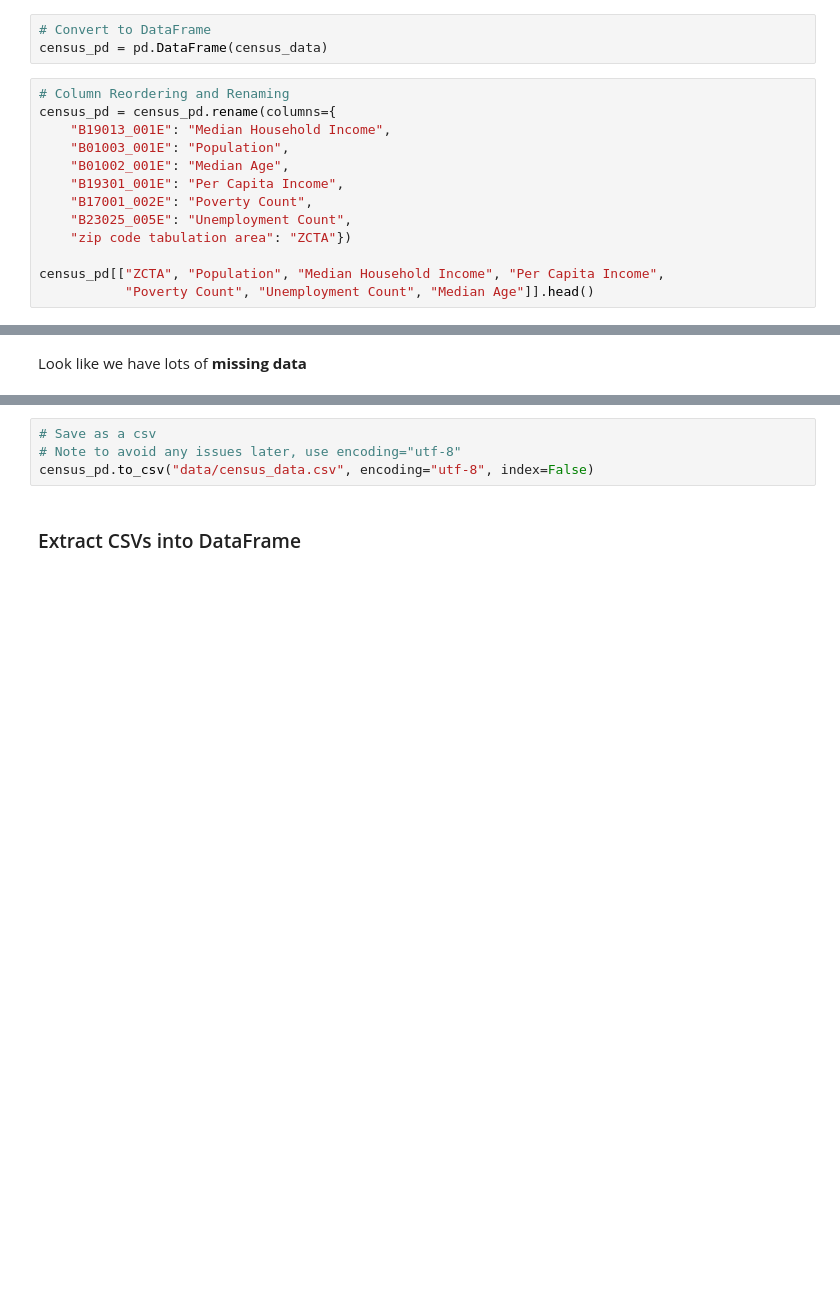
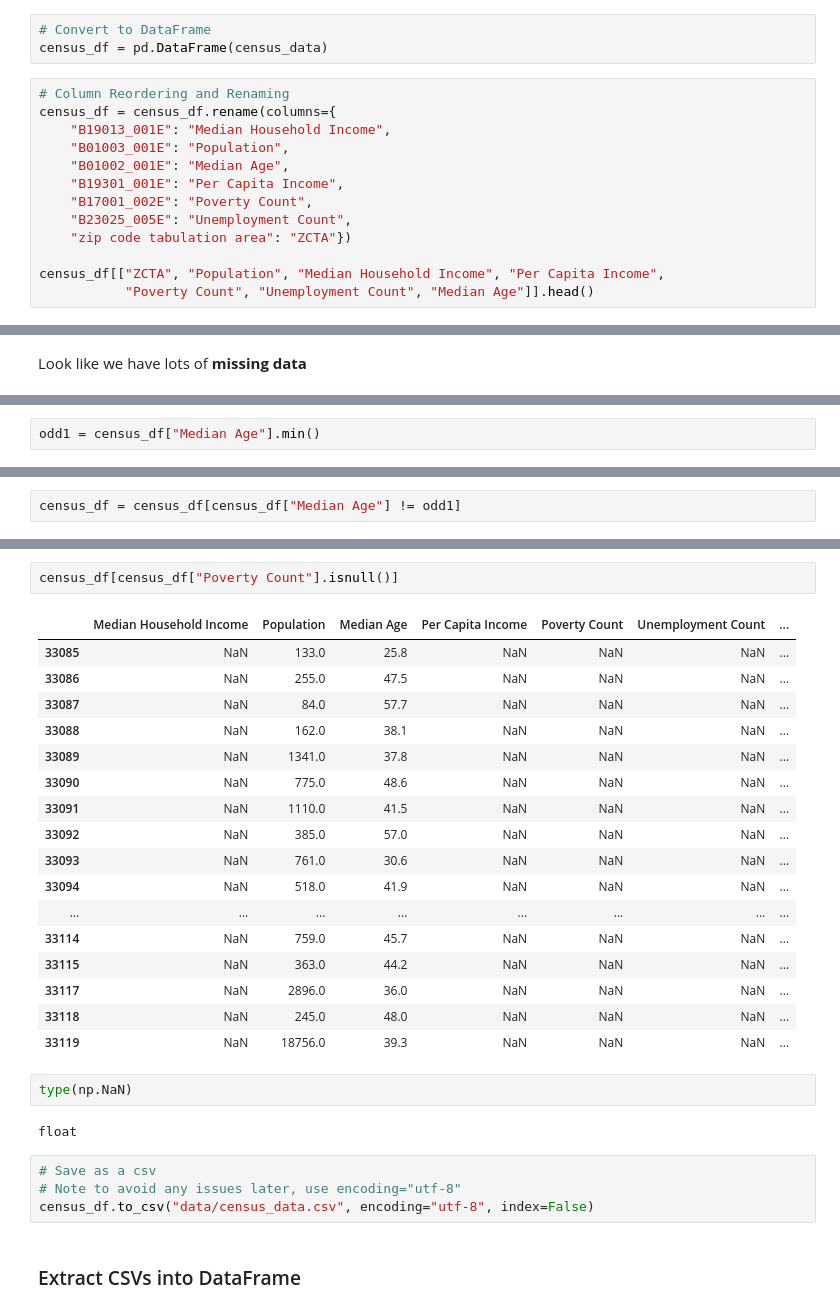
Before and after one commit to poojaisabelle/ETL-Project, a Jupyter notebook: Tracey_draft_code.ipynb, the cells around one changed output, grey strips where cells are left out. Saved outputs shown, nothing was run; the diff lists cells and outputs as text; blank space fills up the shorter version.

```diff
--- a/Tracey_draft_code.ipynb
+++ b/Tracey_draft_code.ipynb
@@ -44,10 +44,10 @@ census_data = c.acs5.get(("B19013_001E",
 https://www2.census.gov/data/api-documentation/how-to-download-all-zip-code-tabulation-areas-from-the-census-api.pdf?
 # %%
 # Convert to DataFrame
-census_pd = pd.DataFrame(census_data)
+census_df = pd.DataFrame(census_data)
 # %%
 # Column Reordering and Renaming
-census_pd = census_pd.rename(columns={
+census_df = census_df.rename(columns={
     "B19013_001E": "Median Household Income",
     "B01003_001E": "Population",
     "B01002_001E": "Median Age",
@@ -56,7 +56,7 @@ census_pd = census_pd.rename(columns={
     "B23025_005E": "Unemployment Count",
     "zip code tabulation area": "ZCTA"})
 
-census_pd[["ZCTA", "Population", "Median Household Income", "Per Capita Income",
+census_df[["ZCTA", "Population", "Median Household Income", "Per Capita Income",
            "Poverty Count", "Unemployment Count", "Median Age"]].head()
 # %% [output]
 |  | ZCTA | Population | Median Household Income | Per Capita Income | Poverty Count | Unemployment Count | ... |
@@ -89,2 +89,4 @@ census_pd["ZCTA"].nunique()
 # %% [output]
 33120
+# %%
+odd1 = census_df["Median Age"].min()
@@ -90,0 +118,2 @@ census_pd["ZCTA"].nunique()
+# %%
+census_df = census_df[census_df["Median Age"] != odd1]
@@ -91,7 +173,31 @@ census_pd["ZCTA"].nunique()
+# %%
+census_df[census_df["Poverty Count"].isnull()]
+# %% [output]
+|  | Median Household Income | Population | Median Age | Per Capita Income | Poverty Count | Unemployment Count | ... |
+| 33085 | NaN | 133.0 | 25.8 | NaN | NaN | NaN | ... |
+| 33086 | NaN | 255.0 | 47.5 | NaN | NaN | NaN | ... |
+| 33087 | NaN | 84.0 | 57.7 | NaN | NaN | NaN | ... |
+| 33088 | NaN | 162.0 | 38.1 | NaN | NaN | NaN | ... |
+| 33089 | NaN | 1341.0 | 37.8 | NaN | NaN | NaN | ... |
+| 33090 | NaN | 775.0 | 48.6 | NaN | NaN | NaN | ... |
+| 33091 | NaN | 1110.0 | 41.5 | NaN | NaN | NaN | ... |
+| 33092 | NaN | 385.0 | 57.0 | NaN | NaN | NaN | ... |
+| 33093 | NaN | 761.0 | 30.6 | NaN | NaN | NaN | ... |
+| 33094 | NaN | 518.0 | 41.9 | NaN | NaN | NaN | ... |
+| ... | ... | ... | ... | ... | ... | ... | ... |
+| 33114 | NaN | 759.0 | 45.7 | NaN | NaN | NaN | ... |
+| 33115 | NaN | 363.0 | 44.2 | NaN | NaN | NaN | ... |
+| 33117 | NaN | 2896.0 | 36.0 | NaN | NaN | NaN | ... |
+| 33118 | NaN | 245.0 | 48.0 | NaN | NaN | NaN | ... |
+| 33119 | NaN | 18756.0 | 39.3 | NaN | NaN | NaN | ... |
+# %%
+type(np.NaN)
+# %% [output]
+float
 # %%
 # Save as a csv
 # Note to avoid any issues later, use encoding="utf-8"
-census_pd.to_csv("data/census_data.csv", encoding="utf-8", index=False)
+census_df.to_csv("data/census_data.csv", encoding="utf-8", index=False)
 # %% [markdown]
 ### Extract CSVs into DataFrame
 # %% [markdown]
```
Also changed, not shown: parts of 23 cells of this notebook.
